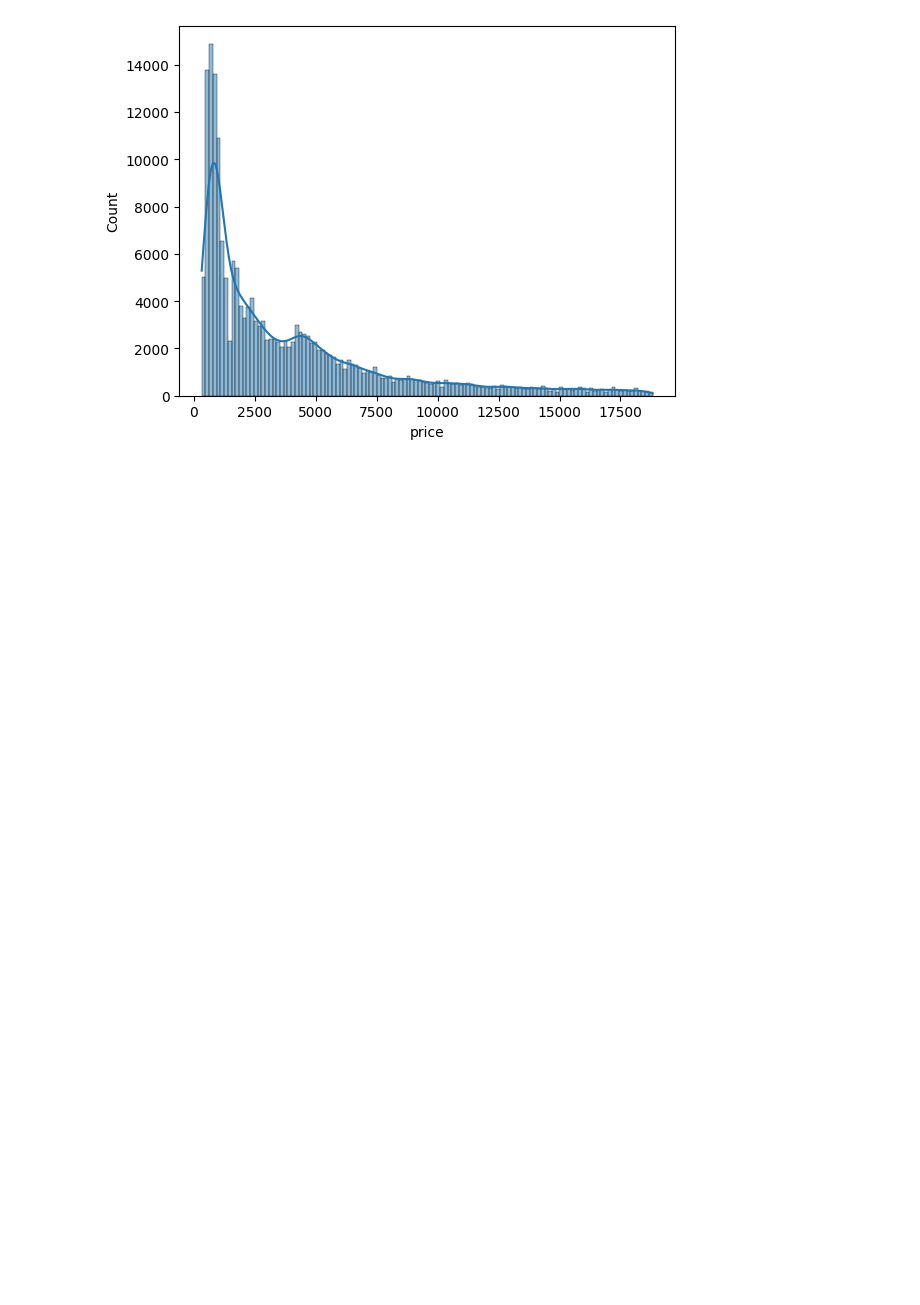
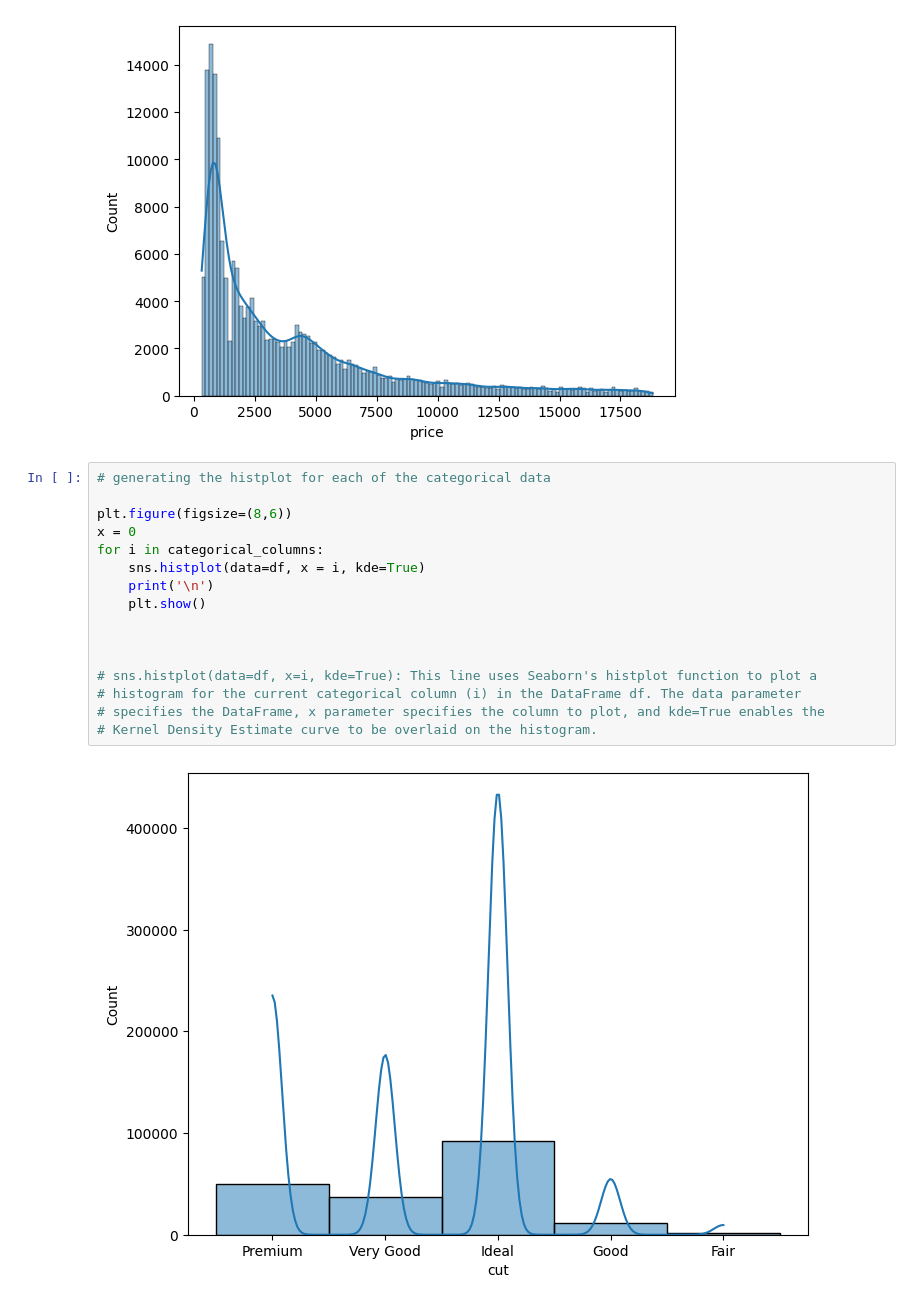
Before and after one commit to RajnishAdhikari/DiamondPricePrediction, a Jupyter notebook: notebooks/data/EDA.ipynb, the cells around one changed output. Cells and saved outputs as stored; diff of their text form; blank space fills up the shorter version.

Commit message:
generating the histplot for each of the categorical data

```diff
--- a/notebooks/data/EDA.ipynb
+++ b/notebooks/data/EDA.ipynb
@@ -140,3 +140,21 @@ for i in numerical_columns:
 [figure]
 [figure]
 [figure]
+# %%
+# generating the histplot for each of the categorical data
+
+plt.figure(figsize=(8,6))
+x = 0
+for i in categorical_columns:
+    sns.histplot(data=df, x = i, kde=True)
+    print('\n')
+    plt.show()
+
+
+
+# sns.histplot(data=df, x=i, kde=True): This line uses Seaborn's histplot function to plot a
+# histogram for the current categorical column (i) in the DataFrame df. The data parameter
+# specifies the DataFrame, x parameter specifies the column to plot, and kde=True enables the
+# Kernel Density Estimate curve to be overlaid on the histogram.
+# %% [output]
+[figure, added]
```
Also changed, not shown: parts of 1 cell of this notebook.
